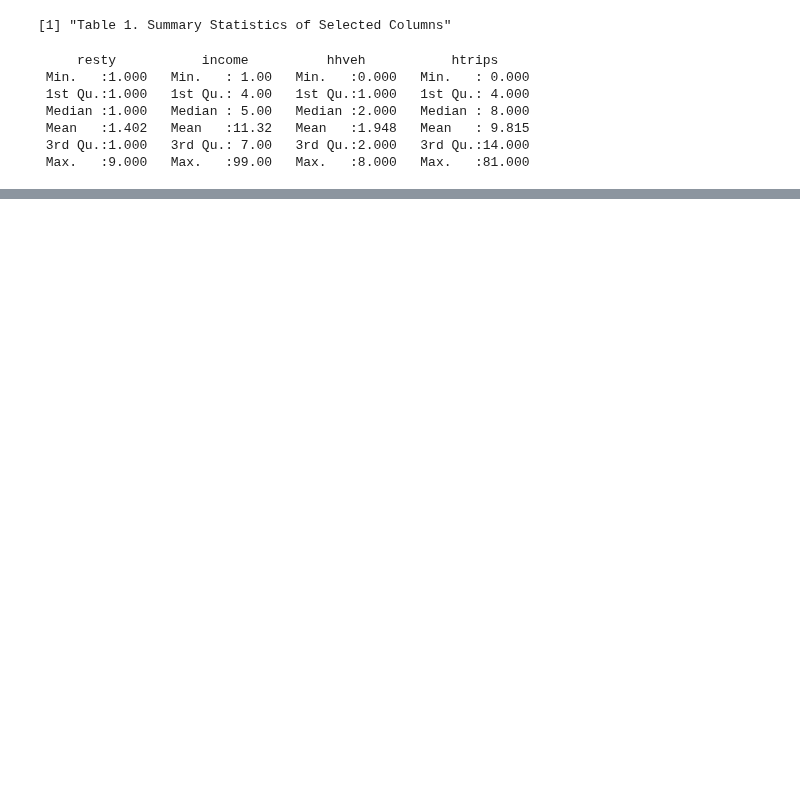
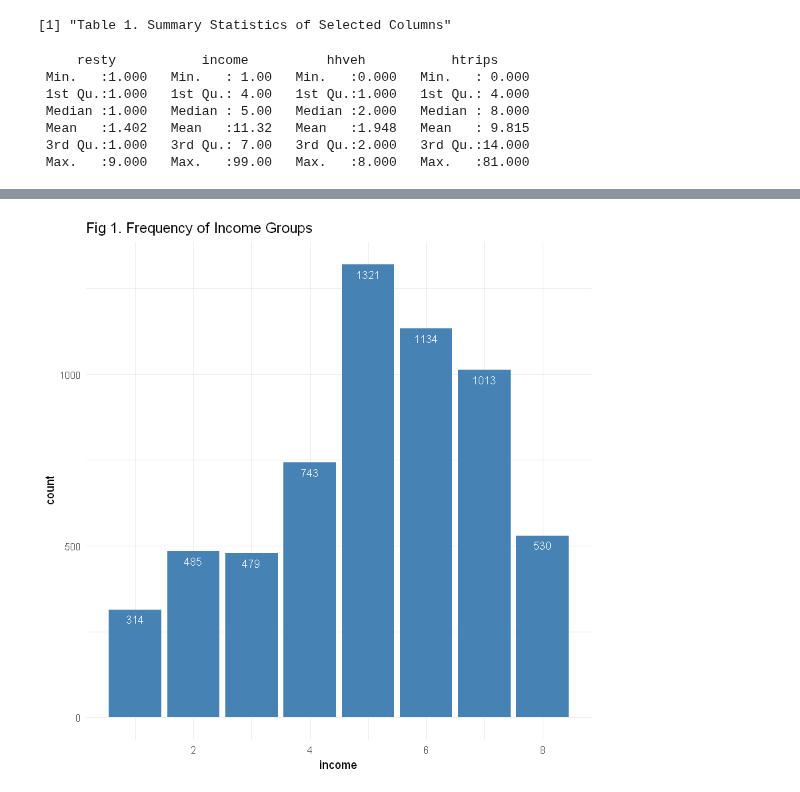
Before and after one commit to saashimi/USP_587, a Jupyter notebook: hw1-r.ipynb, the cells around one changed output, grey strips where cells are left out. Cells and saved outputs as stored; diff of their text form; code cells hidden in the pictures; blank space fills up the shorter version.

```diff
--- a/hw1-r.ipynb
+++ b/hw1-r.ipynb
@@ -21,0 +39,9 @@ df %>%
+# %%
+inc.group.summary %>%
+    ggplot(aes(x=income, y=count)) +
+    geom_bar(stat="identity", fill="steelblue") +
+    geom_text(aes(label=count), vjust=1.6, color="white", size=3.5) +
+    labs(title="Fig 1. Frequency of Income Groups") +
+    theme_minimal()
+# %% [output]
+[figure, added]
```
Also changed, not shown: parts of 8 cells of this notebook.
